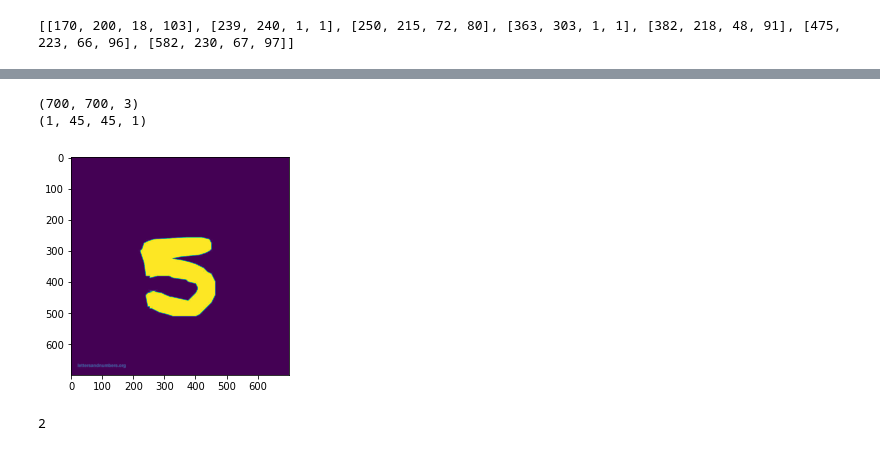
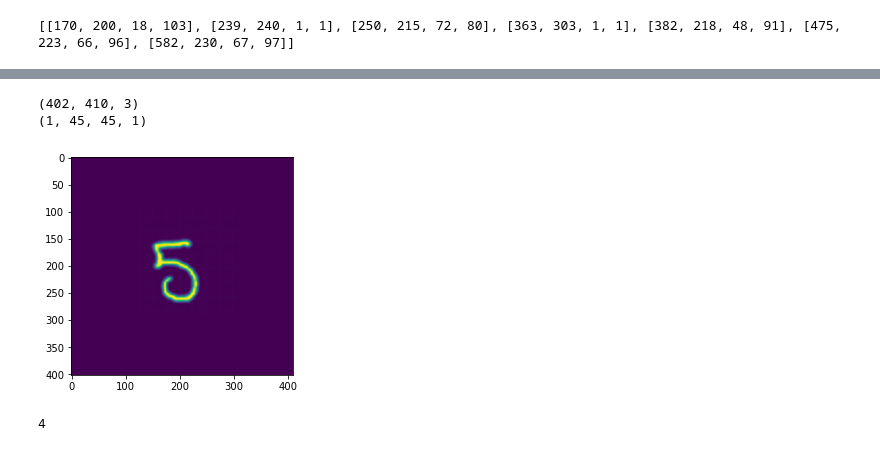
Before and after one commit to sidhya3112/Equation-Solver-Using-CNN, a Jupyter notebook: Contour part.ipynb, the cells around one changed output, grey strips where cells are left out. Drawn from its saved outputs; the diff is of its cells as text; code cells hidden in the pictures.

```diff
--- a/Contour part.ipynb
+++ b/Contour part.ipynb
@@ -242,20 +234,20 @@ for i in range(len(train_data)):
 # %%
-img = cv2.imread('./55.jpg')
+img = cv2.imread('./5.png')
 print(img.shape)
 img = cv2.cvtColor(img, cv2.COLOR_BGR2GRAY)
 img = np.array(img)
 img = ~img
 imgl = np.resize(img, (45,45))
 imgl = imgl.reshape((-1,45,45,1))
 print(imgl.shape)
 plt.imshow(img)
 plt.show()
 # %% [output]
-(700, 700, 3)
+(402, 410, 3)
 (1, 45, 45, 1)
-[figure, old version]
+[figure, new version]
 # %%
-res = loaded_model.predict(imgl)
+res = model.predict(imgl)
 print(np.argmax(res))
 # %% [output]
-2
+4
```
Also changed, not shown: parts of 4 cells of this notebook, 4 other files.
